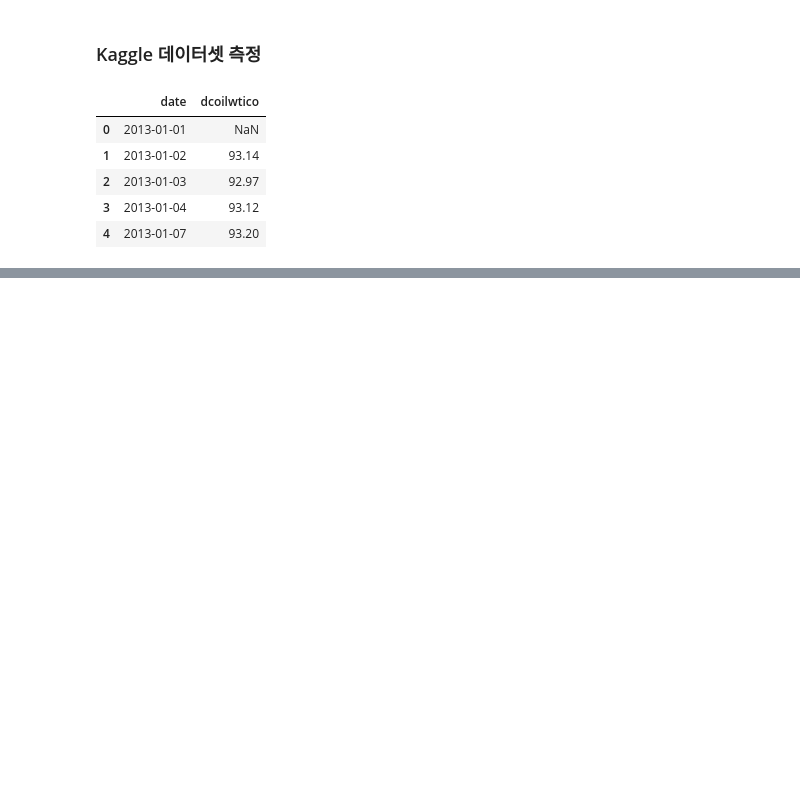
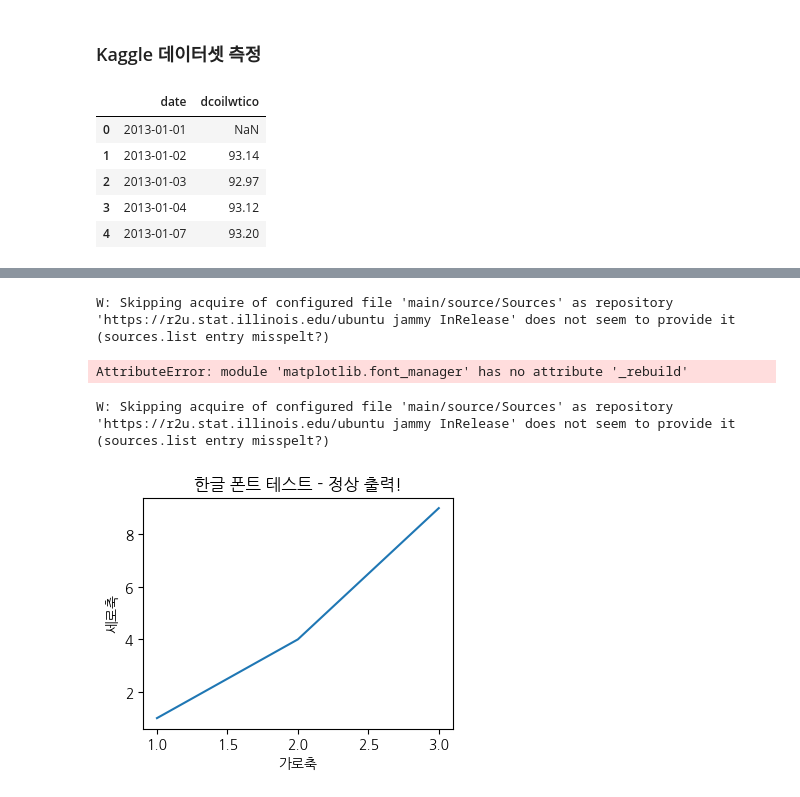
Before and after one commit to CashaEl/Data-Analysis-with-Open-Source, a Jupyter notebook: 오픈소스_데이터_분석_6강.ipynb, the cells around one changed output, grey strips where cells are left out. Drawn from its saved outputs; the diff is of its cells as text; code cells hidden in the pictures; blank space fills up the shorter version.

```diff
--- a/오픈소스_데이터_분석_6강.ipynb
+++ b/오픈소스_데이터_분석_6강.ipynb
@@ -239,0 +629,52 @@ oil.head()
+# %%
+# 1️⃣ 나눔고딕 폰트 설치
+!apt-get update -qq
+!apt-get install fonts-nanum -qq
+
+# 2️⃣ 폰트 캐시 리셋
+import matplotlib.font_manager as fm
+fm._rebuild()
+
+# 3️⃣ matplotlib 한글 폰트 설정
+import matplotlib.pyplot as plt
+plt.rc('font', family='NanumGothic')
+plt.rc('axes', unicode_minus=False)
+
+# 4️⃣ 테스트
+plt.figure(figsize=(4,3))
+plt.title("한글 폰트 테스트")
+plt.plot([1,2,3],[1,4,9])
+plt.xlabel("가로축")
+plt.ylabel("세로축")
+plt.show()
+# %% [output]
+W: Skipping acquire of configured file 'main/source/Sources' as repository 'https://r2u.stat.illinois.edu/ubuntu jammy InRelease' does not seem to provide it (sources.list entry misspelt?)
+AttributeError: module 'matplotlib.font_manager' has no attribute '_rebuild'
+# %%
+# 1️⃣ 나눔고딕 폰트 설치
+!apt-get update -qq
+!apt-get install -qq fonts-nanum
+
+# 2️⃣ matplotlib 폰트 설정
+import matplotlib.pyplot as plt
+import matplotlib.font_manager as fm
+import matplotlib as mpl
+
+# 설치된 나눔고딕 경로 확인
+font_path = '/usr/share/fonts/truetype/nanum/NanumGothic.ttf'
+fm.fontManager.addfont(font_path)
+
+# 3️⃣ 폰트 전역 설정
+plt.rc('font', family='NanumGothic')
+mpl.rcParams['axes.unicode_minus'] = False
+
+# 4️⃣ 테스트 출력
+plt.figure(figsize=(4,3))
+plt.title("한글 폰트 테스트 - 정상 출력!")
+plt.xlabel("가로축")
+plt.ylabel("세로축")
+plt.plot([1,2,3],[1,4,9])
+plt.show()
+# %% [output]
+W: Skipping acquire of configured file 'main/source/Sources' as repository 'https://r2u.stat.illinois.edu/ubuntu jammy InRelease' does not seem to provide it (sources.list entry misspelt?)
+[figure, added]
```
Also changed, not shown: parts of 24 cells of this notebook.
